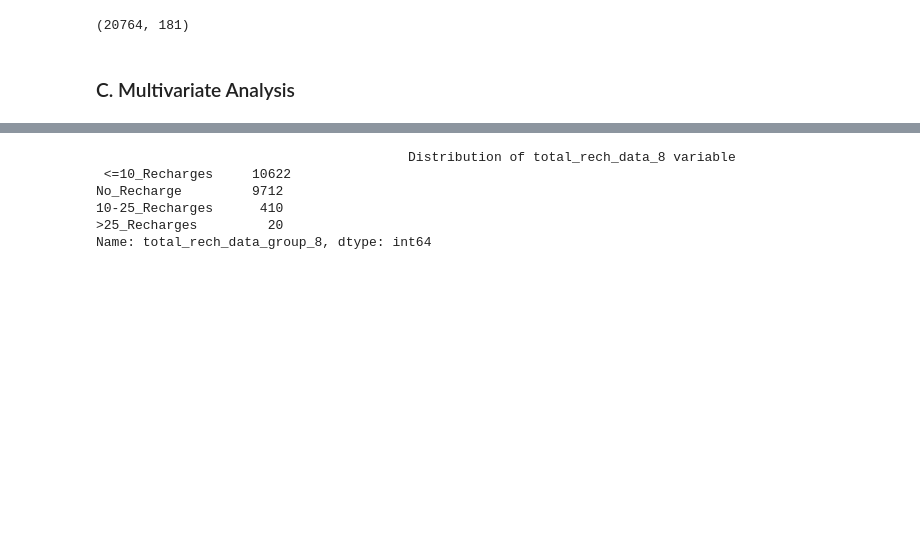
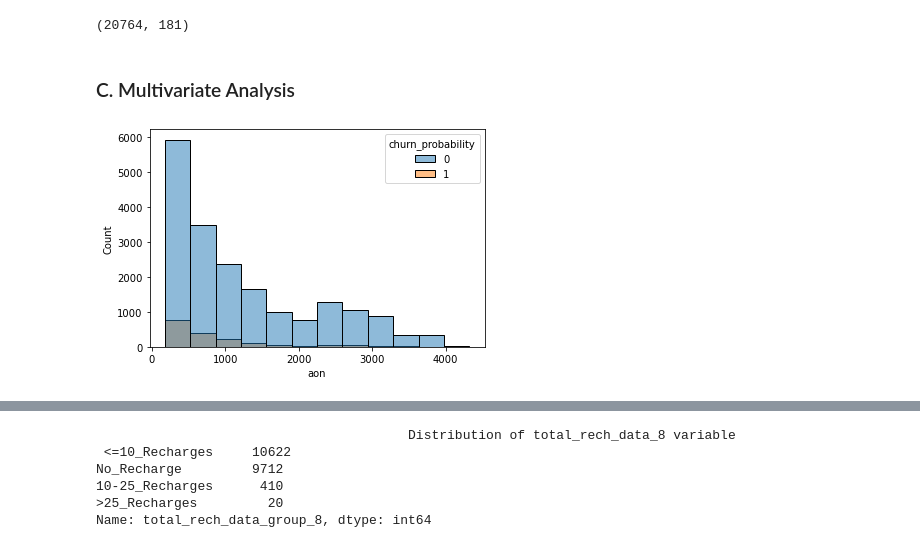
Before and after one commit to vighu0710/TelecomChurnPrediction, a Jupyter notebook: Telecom churn prediction.ipynb, the cells around one changed output, grey strips where cells are left out. Saved outputs shown, nothing was run; the diff lists cells and outputs as text; code cells hidden in the pictures; blank space fills up the shorter version.

```diff
--- a/Telecom churn prediction.ipynb
+++ b/Telecom churn prediction.ipynb
@@ -1298,3 +1305,8 @@ Telecom_df_filtered.shape
 (20764, 181)
 # %% [markdown]
 ### C. Multivariate Analysis
+# %%
+sns.histplot(data=Telecom_df_filtered,x='aon',hue='churn_probability',bins=12)
+fig.show()
+# %% [output]
+[figure, added]
```
Also changed, not shown: parts of 41 cells of this notebook.
